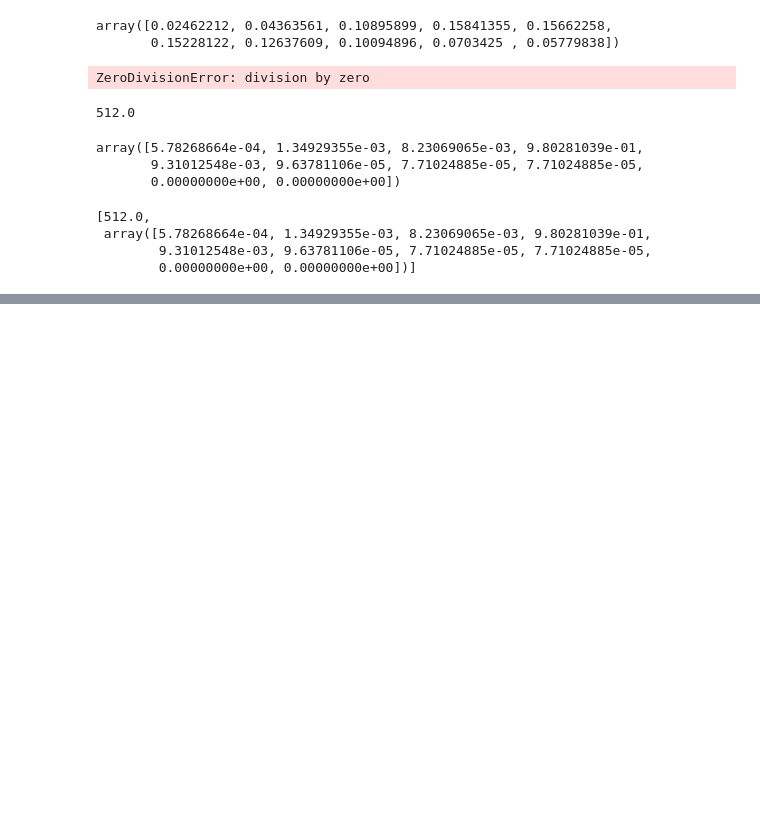
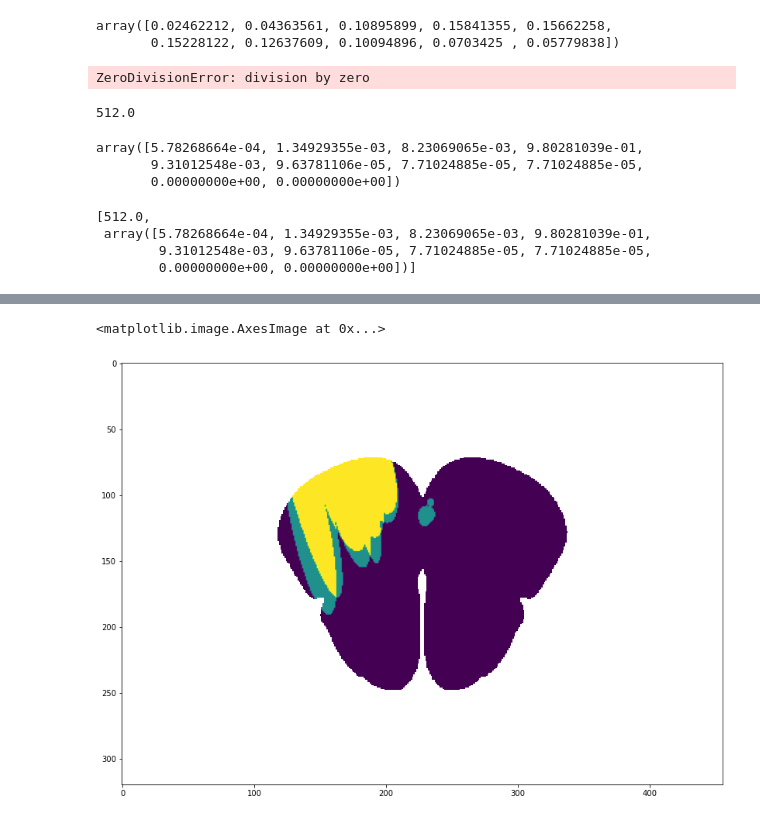
Before and after one commit to VirtualBrainLab/nptraj-ephys-server, a Jupyter notebook: pipeline/dan_testing_notebook.ipynb, the cells around one changed output, grey strips where cells are left out. Saved outputs shown, nothing was run; the diff lists cells and outputs as text; code cells hidden in the pictures; blank space fills up the shorter version.

```diff
--- a/pipeline/dan_testing_notebook.ipynb
+++ b/pipeline/dan_testing_notebook.ipynb
@@ -111,3 +149,11 @@ array([5.78268664e-04, 1.34929355e-03, 8.23069065e-03, 9.80281039e-01,
  array([5.78268664e-04, 1.34929355e-03, 8.23069065e-03, 9.80281039e-01,
         9.31012548e-03, 9.63781106e-05, 7.71024885e-05, 7.71024885e-05,
         0.00000000e+00, 0.00000000e+00])]
+# %%
+from needles2.probe_model import ProbeModel
+
+res = 25
+pr = ProbeModel(res=res)
+pr.initialise()
+pr.compute_best_for_provenance(provenance='Histology track')
+coverage = pr.report_coverage(provenance='Best', dist=354)
@@ -113,0 +182,3 @@ array([5.78268664e-04, 1.34929355e-03, 8.23069065e-03, 9.80281039e-01,
+# %%
+coverage = coverage.swapaxes(1,2)
+print(coverage.shape)
@@ -113,0 +237,5 @@ array([5.78268664e-04, 1.34929355e-03, 8.23069065e-03, 9.80281039e-01,
+# %%
+plt.imshow(coverage[100,:,:])
+# %% [output]
+<matplotlib.image.AxesImage at 0x...>
+[figure, added]
```
Also changed, not shown: parts of 18 cells of this notebook, 4 other files.
